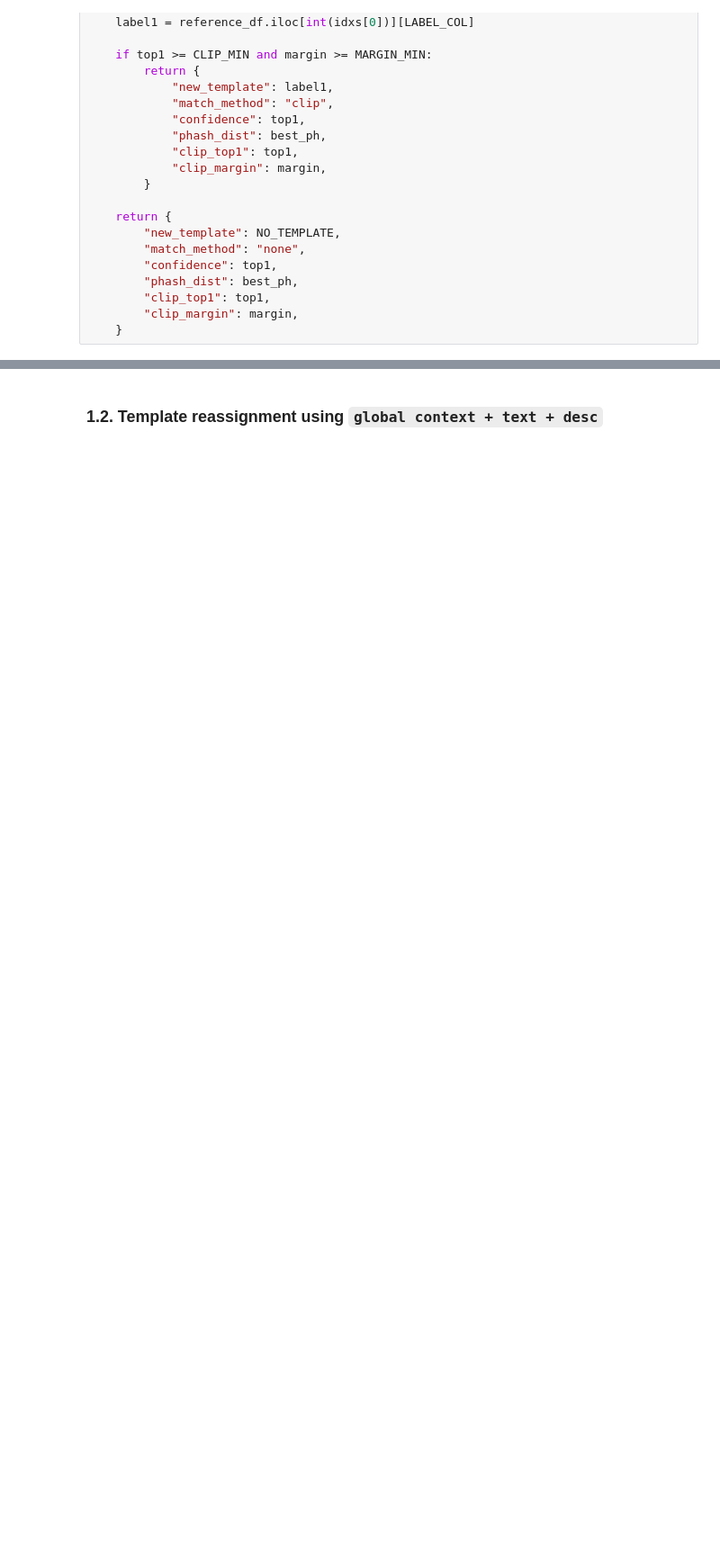
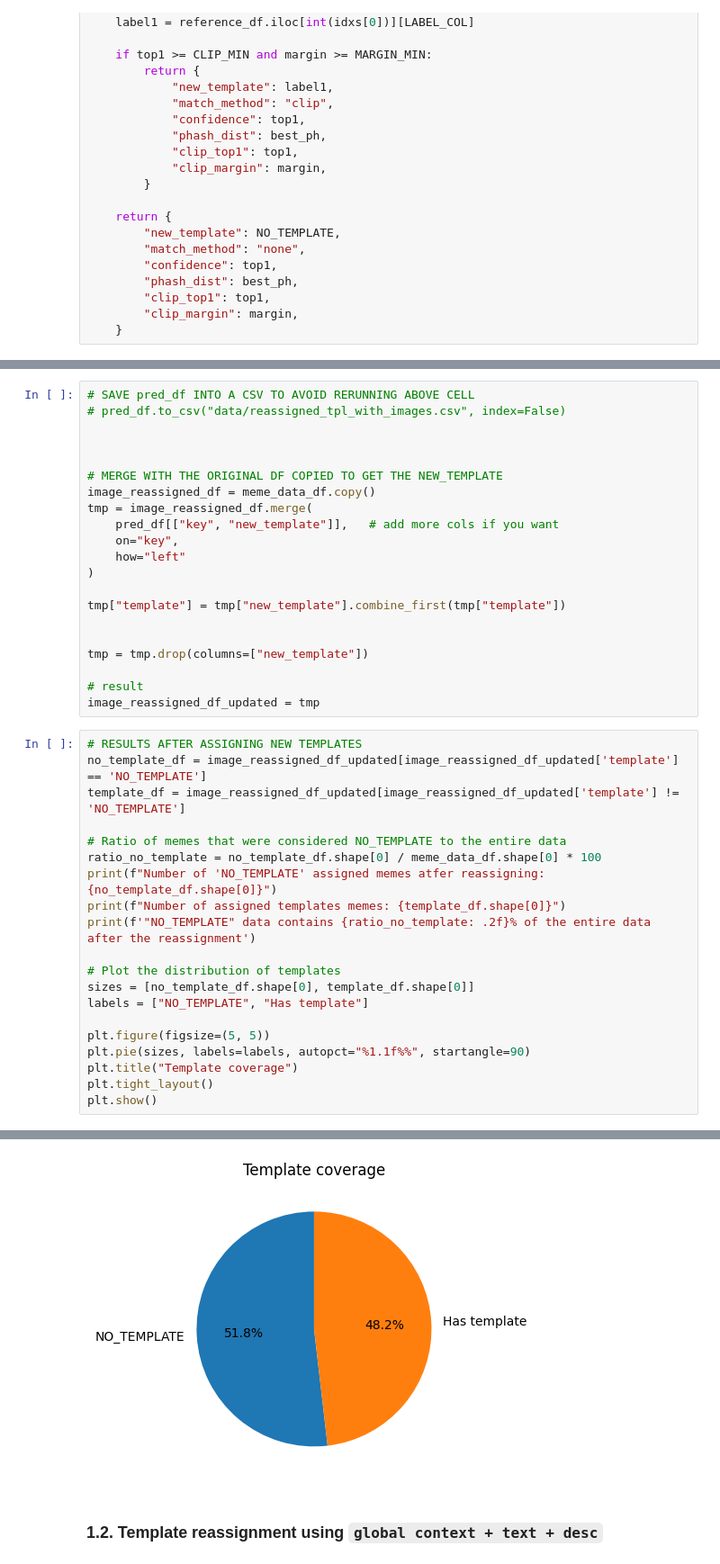
Before and after one commit to huysuy05/To_Meme_Or_Not_To_Meme, a Jupyter notebook: template_reassignment.ipynb, the cells around one changed output, grey strips where cells are left out. Shown at 90% size. Cells and saved outputs as stored; diff of their text form; blank space fills up the shorter version.

Commit message:
feat: Added results and code for template reassignment with images

```diff
--- a/template_reassignment.ipynb
+++ b/template_reassignment.ipynb
@@ -450,0 +456,42 @@ def assign_template(path: Path):
+# %%
+# SAVE pred_df INTO A CSV TO AVOID RERUNNING ABOVE CELL
+# pred_df.to_csv("data/reassigned_tpl_with_images.csv", index=False)
+
+
+
+# MERGE WITH THE ORIGINAL DF COPIED TO GET THE NEW_TEMPLATE
+image_reassigned_df = meme_data_df.copy()
+tmp = image_reassigned_df.merge(
+    pred_df[["key", "new_template"]],   # add more cols if you want
+    on="key",
+    how="left"
+)
+
+tmp["template"] = tmp["new_template"].combine_first(tmp["template"])
+
+
+tmp = tmp.drop(columns=["new_template"])
+
+# result
+image_reassigned_df_updated = tmp
+# %%
+# RESULTS AFTER ASSIGNING NEW TEMPLATES
+no_template_df = image_reassigned_df_updated[image_reassigned_df_updated['template'] == 'NO_TEMPLATE']
+template_df = image_reassigned_df_updated[image_reassigned_df_updated['template'] != 'NO_TEMPLATE']
+
+# Ratio of memes that were considered NO_TEMPLATE to the entire data
+ratio_no_template = no_template_df.shape[0] / meme_data_df.shape[0] * 100
+print(f"Number of 'NO_TEMPLATE' assigned memes atfer reassigning: {no_template_df.shape[0]}")
+print(f"Number of assigned templates memes: {template_df.shape[0]}")
+print(f'"NO_TEMPLATE" data contains {ratio_no_template: .2f}% of the entire data after the reassignment')
+
+# Plot the distribution of templates
+sizes = [no_template_df.shape[0], template_df.shape[0]]
+labels = ["NO_TEMPLATE", "Has template"]
+
+plt.figure(figsize=(5, 5))
+plt.pie(sizes, labels=labels, autopct="%1.1f%%", startangle=90)
+plt.title("Template coverage")
+plt.tight_layout()
+plt.show()
+# %% [output]
@@ -451,2 +501,3 @@ def assign_template(path: Path):
+[figure, added]
 # %% [markdown]
 ### 1.2. Template reassignment using `global context + text + desc`
```
Also changed, not shown: parts of 6 cells of this notebook, 1 other file.
